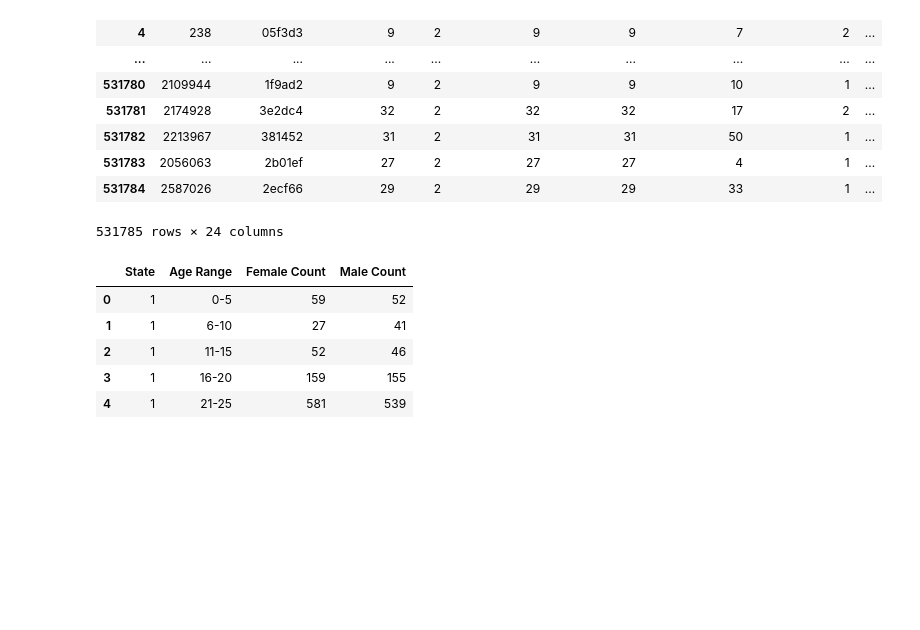
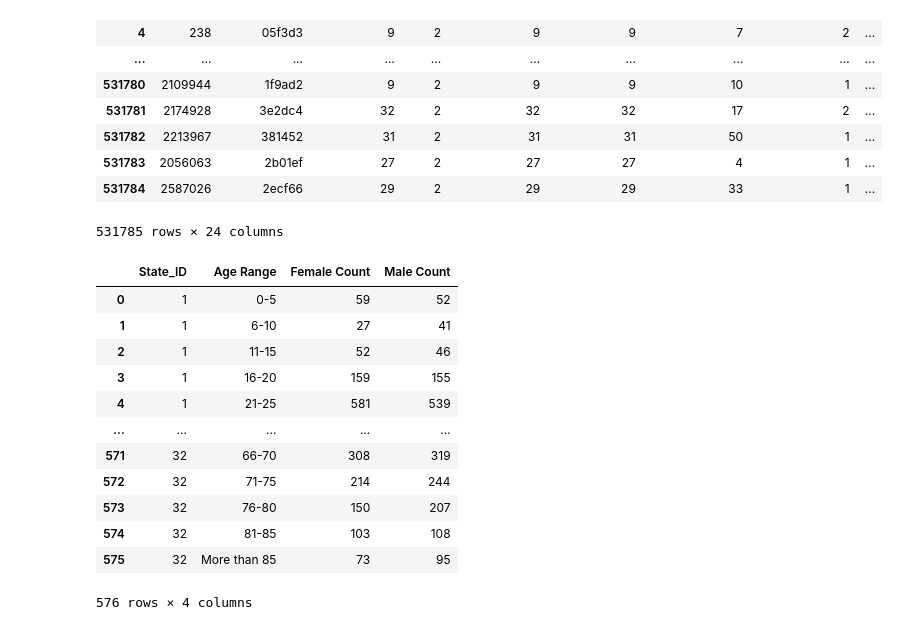
Before and after one commit to AlfredoOcegueda/covid-19-mexico-challenge, a Jupyter notebook: Data/data_cleaning_complete.ipynb, the cells around one changed output. Drawn from its saved outputs; the diff is of its cells as text; code cells hidden in the pictures; blank space fills up the shorter version.

```diff
--- a/Data/data_cleaning_complete.ipynb
+++ b/Data/data_cleaning_complete.ipynb
@@ -792,20 +818,26 @@ male_age_count_df.reset_index()
 531785 rows × 24 columns
 # %%
 bins = [0, 5, 10, 15, 20, 25, 30, 35, 40, 45, 50, 55, 60, 65, 70, 75, 80, 85, np.inf]
-#labels = ['{}-{}'.format(i, j) for i, j in zip(bins[:-1], bins[1:])]
 labels=['0-5', '6-10' , '11-15', '16-20', '21-25', '26-30', '31-35', '36-40', '41-45', '46-50', '51-55',
         '56-60', '61-65', '66-70', '71-75', '76-80', '81-85','More than 85']
 b = pd.cut(female_age_count_df['EDAD'], bins=bins, labels=labels, include_lowest=True)
 female_df = female_age_count_df.groupby(['ENTIDAD_RES', b]).size().unstack(fill_value=0).stack().reset_index(name='Female Count')
 b2 = pd.cut(male_age_count_df['EDAD'], bins=bins, labels=labels, include_lowest=True)
 male_df = male_age_count_df.groupby(['ENTIDAD_RES', b2]).size().unstack(fill_value=0).stack().reset_index(name='Male Count')
 age_ranges_df = pd.merge(female_df, male_df, on=['ENTIDAD_RES', 'EDAD'], how='left')
-age_ranges_df = age_ranges_df.rename(columns={"ENTIDAD_RES": "State", "EDAD": "Age Range"})
-age_ranges_df.head()
+age_ranges_df = age_ranges_df.rename(columns={"ENTIDAD_RES": "State_ID", "EDAD": "Age Range"})
+age_ranges_df
 # %% [output]
-|  | State | Age Range | Female Count | Male Count |
+|  | State_ID | Age Range | Female Count | Male Count |
 | 0 | 1 | 0-5 | 59 | 52 |
 | 1 | 1 | 6-10 | 27 | 41 |
 | 2 | 1 | 11-15 | 52 | 46 |
 | 3 | 1 | 16-20 | 159 | 155 |
 | 4 | 1 | 21-25 | 581 | 539 |
+| ... | ... | ... | ... | ... |
+| 571 | 32 | 66-70 | 308 | 319 |
+| 572 | 32 | 71-75 | 214 | 244 |
+| 573 | 32 | 76-80 | 150 | 207 |
+| 574 | 32 | 81-85 | 103 | 108 |
+| 575 | 32 | More than 85 | 73 | 95 |
+576 rows × 4 columns
```
Also changed, not shown: parts of 16 cells of this notebook, 8 other files.
